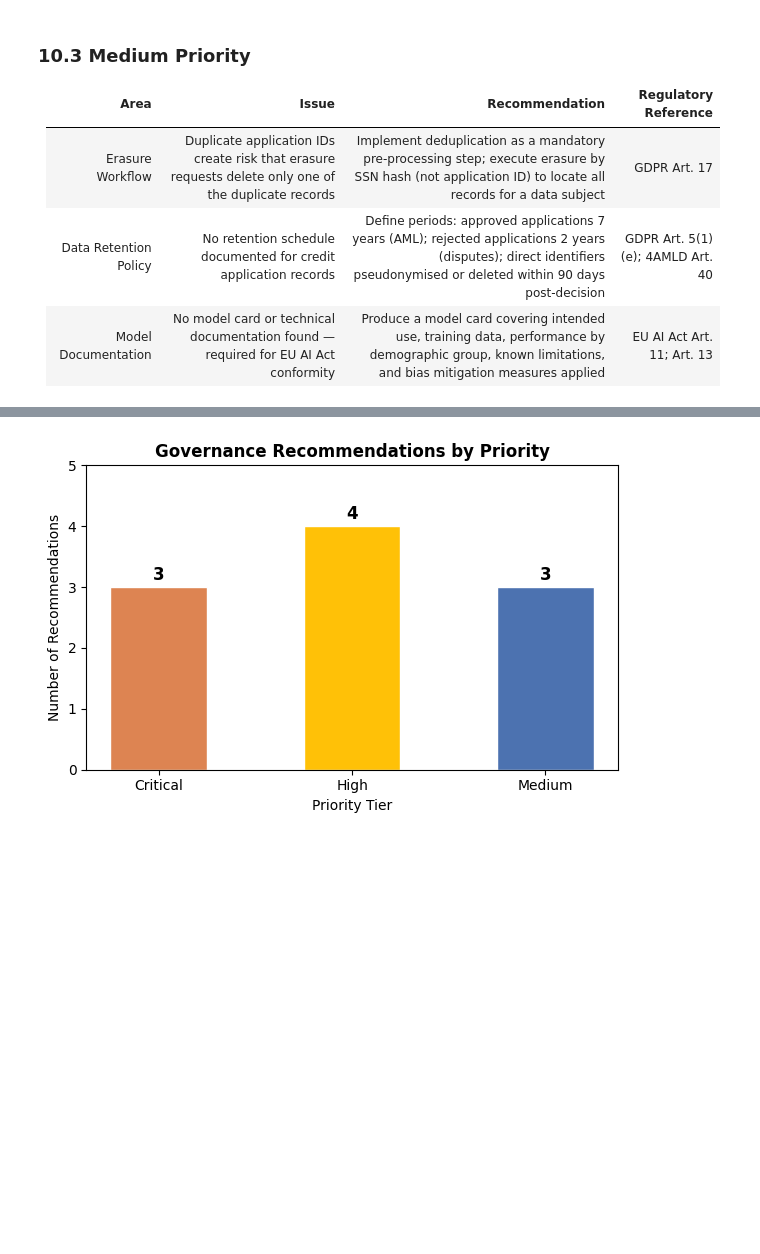
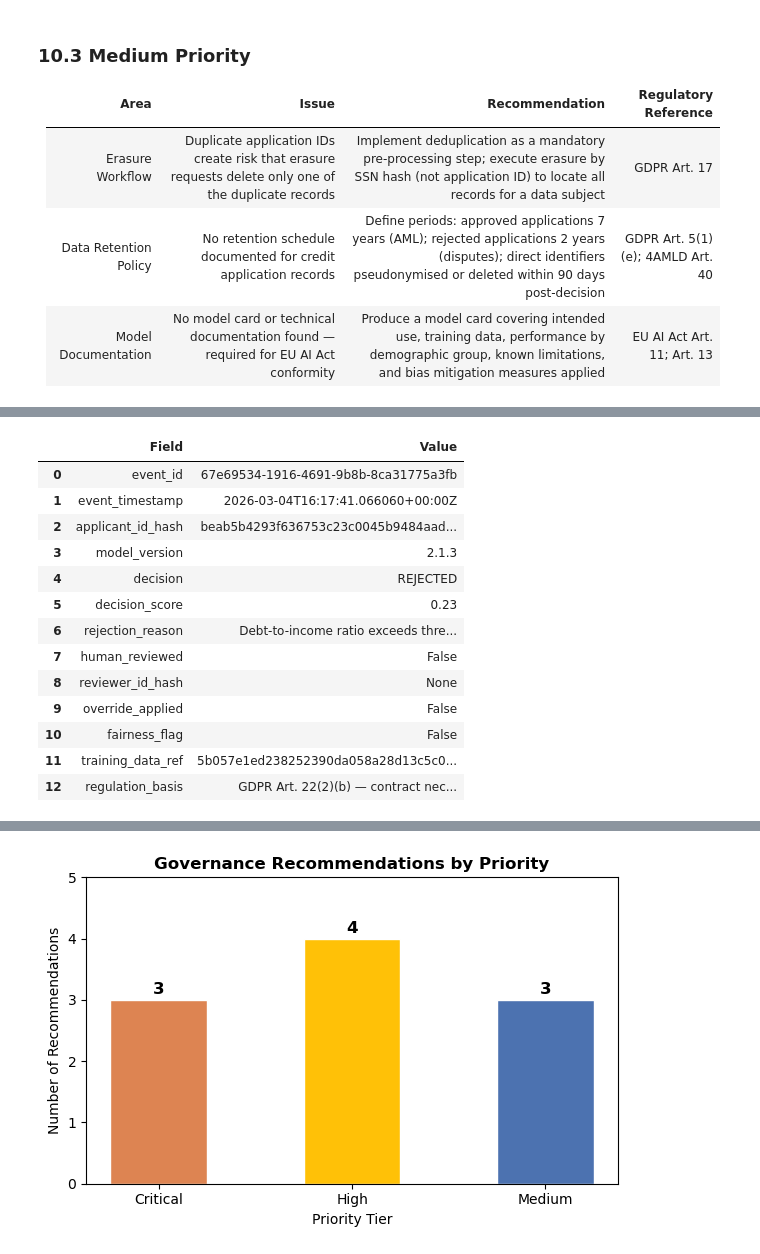
Before and after one commit to mchlkan/dego-2606-group3, a Jupyter notebook: notebooks/03-privacy-demo.ipynb, the cells around one changed output, grey strips where cells are left out. Cells and saved outputs as stored; diff of their text form; code cells hidden in the pictures; blank space fills up the shorter version.

Commit message:
Add consent mechanisms, audit trail schema and DPIA requirements to privacy demo

```diff
--- a/notebooks/03-privacy-demo.ipynb
+++ b/notebooks/03-privacy-demo.ipynb
@@ -878,3 +920,88 @@ Based on the GDPR and EU AI Act assessments above, this section proposes concret
 | Erasure Workflow | Duplicate application IDs create risk that erasure requests delete only one of the duplicate records | Implement deduplication as a mandatory pre-processing step; execute erasure by SSN hash (not application ID) to locate all records for a data subject | GDPR Art. 17 |
 | Data Retention Policy | No retention schedule documented for credit application records | Define periods: approved applications 7 years (AML); rejected applications 2 years (disputes); direct identifiers pseudonymised or deleted within 90 days post-decision | GDPR Art. 5(1)(e); 4AMLD Art. 40 |
 | Model Documentation | No model card or technical documentation found — required for EU AI Act conformity | Produce a model card covering intended use, training data, performance by demographic group, known limitations, and bias mitigation measures applied | EU AI Act Art. 11; Art. 13 |
+# %%
+# GDPR Art. 5(2) — accountability: controller must be able to demonstrate compliance.
+# EU AI Act Art. 12 — high-risk AI systems must automatically generate logs enabling
+# post-hoc auditing. This cell defines the minimum-viable audit event schema and
+# demonstrates a compliant vs. non-compliant record against the current dataset.
+
+print("=" * 70)
+print("EU AI Act Art. 12 / GDPR Art. 5(2) — Audit Trail Schema")
+print("=" * 70)
+
+
+def build_audit_event(
+    applicant_id: str,
+    model_version: str,
+    decision: str,
+    decision_score: float,
+    rejection_reason: str | None,
+    human_reviewed: bool,
+    reviewer_id: str | None,
+    override_applied: bool,
+    fairness_flag: bool,
+    training_data_ref: str,
+    regulation_basis: str,
+) -> dict:
+    """Construct a compliant audit event record for a single credit decision."""
+    import uuid
+
+    return {
+        "event_id":          str(uuid.uuid4()),
+        "event_timestamp":   pd.Timestamp.utcnow().isoformat() + "Z",  # non-nullable — Art. 12
+        "applicant_id_hash": pseudonymise_sha256(applicant_id),         # pseudonymised — Art. 5(1)(f)
+        "model_version":     model_version,
+        "decision":          decision,
+        "decision_score":    round(decision_score, 4),
+        "rejection_reason":  rejection_reason,                          # mandatory for REJECTED — Art. 22(3)
+        "human_reviewed":    human_reviewed,
+        "reviewer_id_hash":  pseudonymise_sha256(reviewer_id) if reviewer_id else None,
+        "override_applied":  override_applied,
+        "fairness_flag":     fairness_flag,
+        "training_data_ref": pseudonymise_sha256(training_data_ref),
+        "regulation_basis":  regulation_basis,
+    }
+
+
+# --- compliant event: rejection with all mandatory fields populated ---
+compliant_event = build_audit_event(
+    applicant_id      = "APP-00042",
+    model_version     = "2.1.3",
+    decision          = "REJECTED",
+    decision_score    = 0.23,
+    rejection_reason  = "Debt-to-income ratio exceeds threshold (DTI = 0.58 > 0.45)",
+    human_reviewed    = False,
+    reviewer_id       = None,
+    override_applied  = False,
+    fairness_flag     = False,
+    training_data_ref = "bias_remediated_v2.parquet",
+    regulation_basis  = "GDPR Art. 22(2)(b) — contract necessity",
+)
+
+print("\nCompliant audit event:")
+audit_display = pd.DataFrame(compliant_event.items(), columns=["Field", "Value"])
+display(audit_display)
+
+# --- non-compliant event: simulates current system behaviour ---
+non_compliant_event = {
+    "event_timestamp":   None,                              # VIOLATION — Art. 12: non-nullable
+    "applicant_id_hash": pseudonymise_sha256("APP-00099"),
+    "decision":          "REJECTED",
+    "rejection_reason":  None,                              # VIOLATION — Art. 22(3): must document reason
+}
+
+print("Non-compliant event (current system behaviour):")
+for key, value in non_compliant_event.items():
+    flag = "  ← VIOLATION" if value is None else ""
+    print(f"  {key:<22} {value}{flag}")
+
+# gap analysis against the current dataset
+missing_timestamp = int(df["processing_timestamp"].isna().sum()) if "processing_timestamp" in df.columns else "N/A"
+missing_reason    = int(df.loc[df["loan_approved"] == False, "rejection_reason"].isna().sum())
+
+print(f"\n  Missing processing_timestamp (Art. 12):    {missing_timestamp} / {len(df)} records")
+print(f"  Missing rejection_reason     (Art. 22(3)): {missing_reason} / {rejections} rejections")
+print("\nVerdict: current system produces non-compliant audit records.")
+print("Remediation: enforce NOT NULL constraints on event_timestamp and rejection_reason at DB level.")
+# %% [output]
@@ -880,0 +1013,14 @@ Based on the GDPR and EU AI Act assessments above, this section proposes concret
+|  | Field | Value |
+| 0 | event_id | 67e69534-1916-4691-9b8b-8ca31775a3fb |
+| 1 | event_timestamp | 2026-03-04T16:17:41.066060+00:00Z |
+| 2 | applicant_id_hash | beab5b4293f636753c23c0045b9484aad... |
+| 3 | model_version | 2.1.3 |
+| 4 | decision | REJECTED |
+| 5 | decision_score | 0.23 |
+| 6 | rejection_reason | Debt-to-income ratio exceeds thre... |
+| 7 | human_reviewed | False |
+| 8 | reviewer_id_hash | None |
+| 9 | override_applied | False |
+| 10 | fairness_flag | False |
+| 11 | training_data_ref | 5b057e1ed238252390da058a28d13c5c0... |
+| 12 | regulation_basis | GDPR Art. 22(2)(b) — contract nec... |
```
Also changed, not shown: parts of 8 cells of this notebook.
